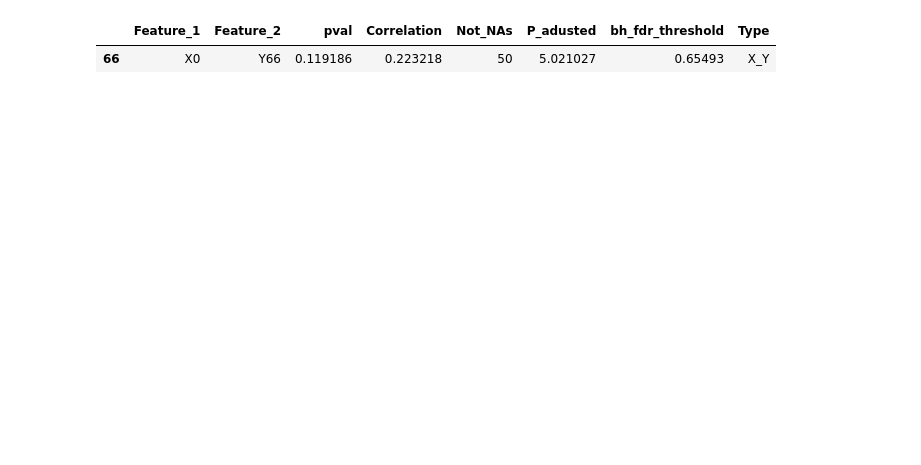
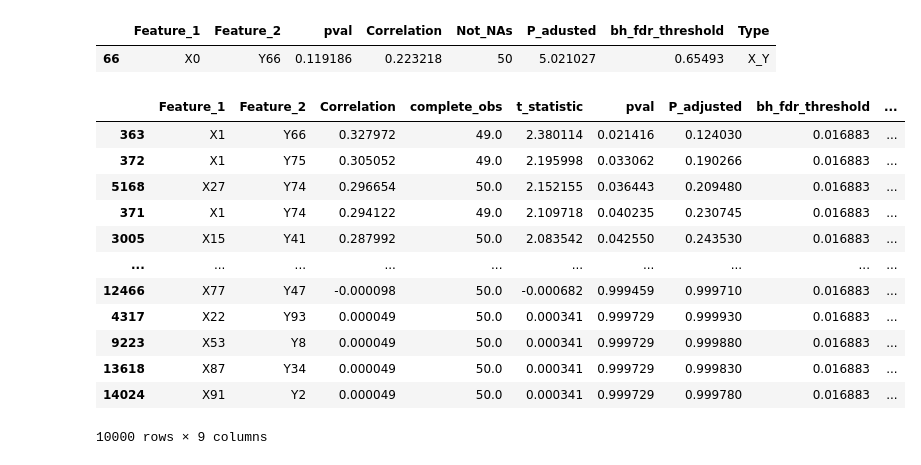
Before and after one commit to omicsEye/btest, a Jupyter notebook: notebooks/btest.ipynb, the cells around one changed output. Cells and saved outputs as stored; diff of their text form; code cells hidden in the pictures; blank space fills up the shorter version.

```diff
--- a/notebooks/btest.ipynb
+++ b/notebooks/btest.ipynb
@@ -88,0 +86,16 @@ X_Y[(X_Y['Feature_1']=='X0')&(X_Y['Feature_2']=='Y66')]
+# %%
+X_Y_32
+# %% [output]
+|  | Feature_1 | Feature_2 | Correlation | complete_obs | t_statistic | pval | P_adjusted | bh_fdr_threshold | ... |
+| 363 | X1 | Y66 | 0.327972 | 49.0 | 2.380114 | 0.021416 | 0.124030 | 0.016883 | ... |
+| 372 | X1 | Y75 | 0.305052 | 49.0 | 2.195998 | 0.033062 | 0.190266 | 0.016883 | ... |
+| 5168 | X27 | Y74 | 0.296654 | 50.0 | 2.152155 | 0.036443 | 0.209480 | 0.016883 | ... |
+| 371 | X1 | Y74 | 0.294122 | 49.0 | 2.109718 | 0.040235 | 0.230745 | 0.016883 | ... |
+| 3005 | X15 | Y41 | 0.287992 | 50.0 | 2.083542 | 0.042550 | 0.243530 | 0.016883 | ... |
+| ... | ... | ... | ... | ... | ... | ... | ... | ... | ... |
+| 12466 | X77 | Y47 | -0.000098 | 50.0 | -0.000682 | 0.999459 | 0.999710 | 0.016883 | ... |
+| 4317 | X22 | Y93 | 0.000049 | 50.0 | 0.000341 | 0.999729 | 0.999930 | 0.016883 | ... |
+| 9223 | X53 | Y8 | 0.000049 | 50.0 | 0.000341 | 0.999729 | 0.999880 | 0.016883 | ... |
+| 13618 | X87 | Y34 | 0.000049 | 50.0 | 0.000341 | 0.999729 | 0.999830 | 0.016883 | ... |
+| 14024 | X91 | Y2 | 0.000049 | 50.0 | 0.000341 | 0.999729 | 0.999780 | 0.016883 | ... |
+10000 rows × 9 columns
```
Also changed, not shown: parts of 14 cells of this notebook, 2 other files.
